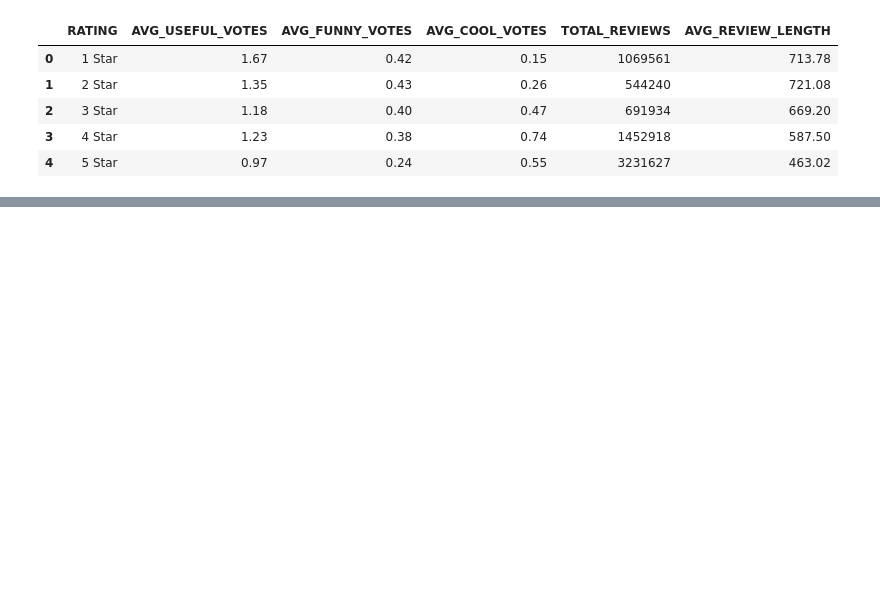
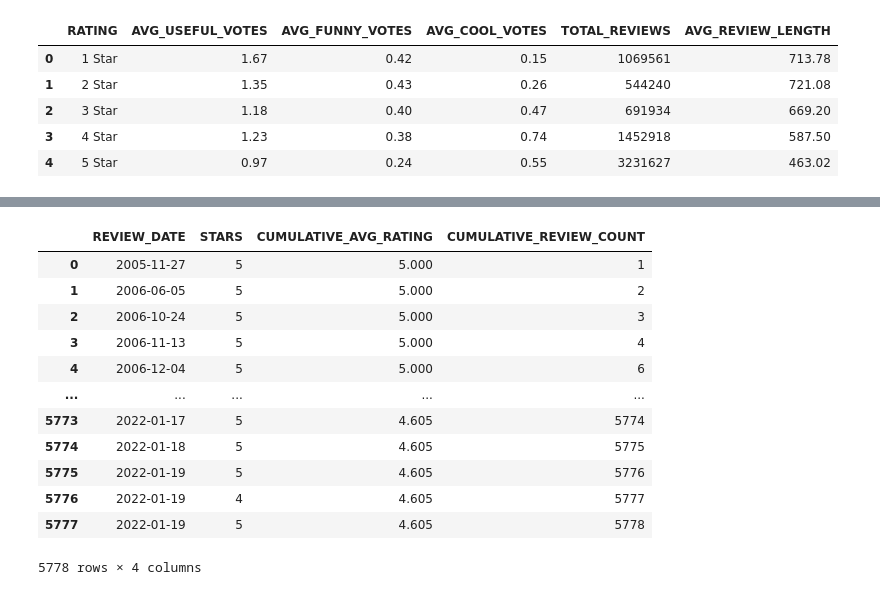
Before and after one commit to KeeganDavis/data-projects, a Jupyter notebook: yelp-reviews/notebooks/sql_queries.ipynb, the cells around one changed output, grey strips where cells are left out. Drawn from its saved outputs; the diff is of its cells as text; code cells hidden in the pictures; blank space fills up the shorter version.

```diff
--- a/yelp-reviews/notebooks/sql_queries.ipynb
+++ b/yelp-reviews/notebooks/sql_queries.ipynb
@@ -1438,0 +1527,30 @@ display(df)
+# %%
+# Cumulative average and review count
+df = cur.execute('''
+                SELECT
+                    review_date,
+                    stars,
+                    ROUND(AVG(stars)
+                        OVER(ORDER BY review_date
+                        ROWS UNBOUNDED PRECEDING), 3) AS cumulative_avg_rating,
+                    ROW_NUMBER() OVER(ORDER BY review_date) AS cumulative_review_count
+                FROM yelp_reviews
+                WHERE business_id = 'ytynqOUb3hjKeJfRj5Tshw'
+                ORDER BY review_date;
+                 ''').fetch_pandas_all()
+
+display(df)
+# %% [output]
+|  | REVIEW_DATE | STARS | CUMULATIVE_AVG_RATING | CUMULATIVE_REVIEW_COUNT |
+| 0 | 2005-11-27 | 5 | 5.000 | 1 |
+| 1 | 2006-06-05 | 5 | 5.000 | 2 |
+| 2 | 2006-10-24 | 5 | 5.000 | 3 |
+| 3 | 2006-11-13 | 5 | 5.000 | 4 |
+| 4 | 2006-12-04 | 5 | 5.000 | 6 |
+| ... | ... | ... | ... | ... |
+| 5773 | 2022-01-17 | 5 | 4.605 | 5774 |
+| 5774 | 2022-01-18 | 5 | 4.605 | 5775 |
+| 5775 | 2022-01-19 | 5 | 4.605 | 5776 |
+| 5776 | 2022-01-19 | 4 | 4.605 | 5777 |
+| 5777 | 2022-01-19 | 5 | 4.605 | 5778 |
+5778 rows × 4 columns
```
Also changed, not shown: parts of 14 cells of this notebook.
